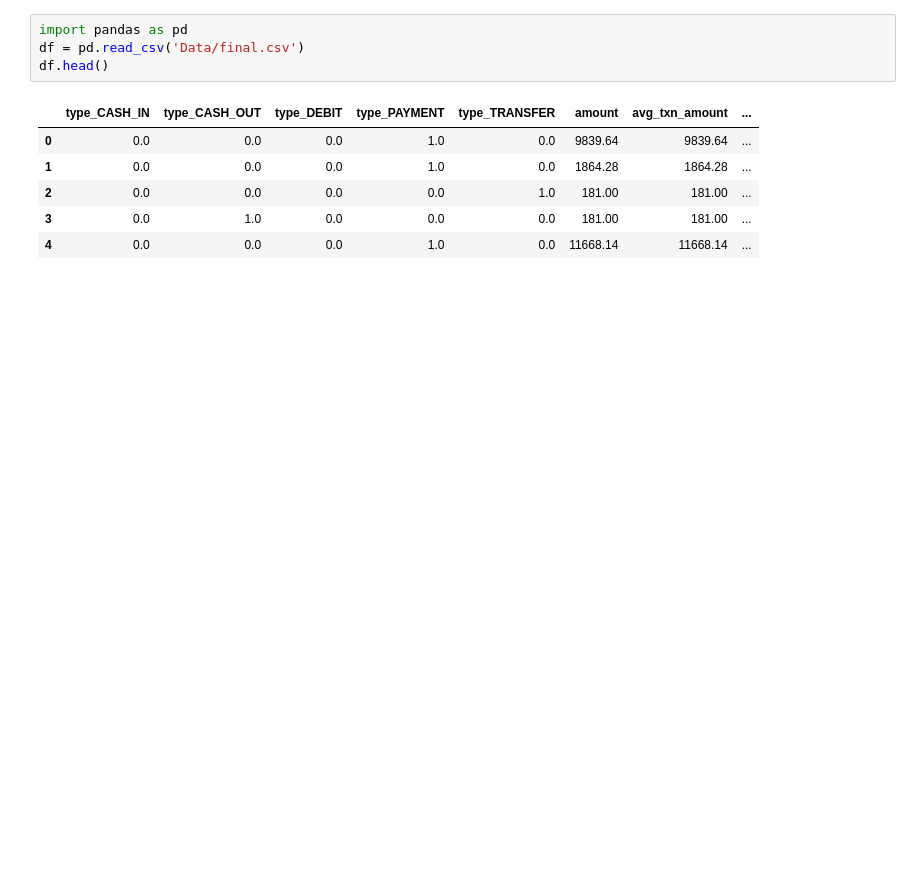
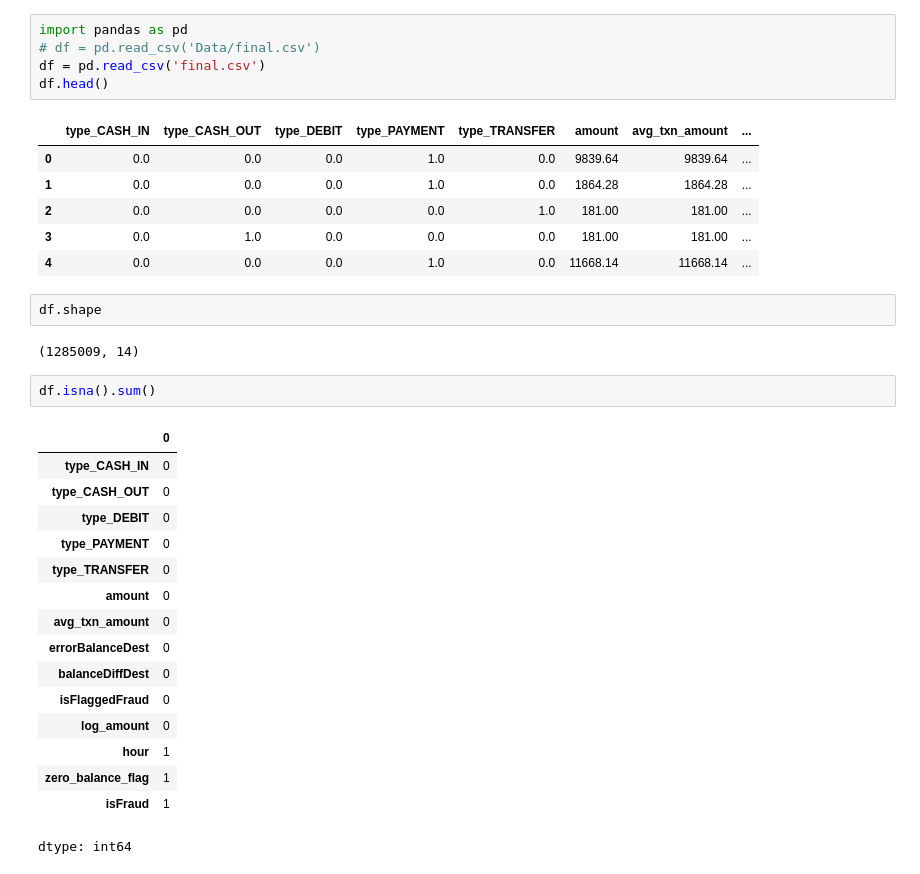
Before and after one commit to ProgrammerRez/CC_Fraud, a Jupyter notebook: 02.ipynb, the cells around one changed output. Cells and saved outputs as stored; diff of their text form; blank space fills up the shorter version.

```diff
--- a/02.ipynb
+++ b/02.ipynb
@@ -1,6 +1,7 @@
 # %%
 import pandas as pd
-df = pd.read_csv('Data/final.csv')
+# df = pd.read_csv('Data/final.csv')
+df = pd.read_csv('final.csv')
 df.head()
 # %% [output]
 |  | type_CASH_IN | type_CASH_OUT | type_DEBIT | type_PAYMENT | type_TRANSFER | amount | avg_txn_amount | ... |
@@ -9,3 +10,26 @@ df.head()
 | 2 | 0.0 | 0.0 | 0.0 | 0.0 | 1.0 | 181.00 | 181.00 | ... |
 | 3 | 0.0 | 1.0 | 0.0 | 0.0 | 0.0 | 181.00 | 181.00 | ... |
 | 4 | 0.0 | 0.0 | 0.0 | 1.0 | 0.0 | 11668.14 | 11668.14 | ... |
+# %%
+df.shape
+# %% [output]
+(1285009, 14)
+# %%
+df.isna().sum()
+# %% [output]
+|  | 0 |
+| type_CASH_IN | 0 |
+| type_CASH_OUT | 0 |
+| type_DEBIT | 0 |
+| type_PAYMENT | 0 |
+| type_TRANSFER | 0 |
+| amount | 0 |
+| avg_txn_amount | 0 |
+| errorBalanceDest | 0 |
+| balanceDiffDest | 0 |
+| isFlaggedFraud | 0 |
+| log_amount | 0 |
+| hour | 1 |
+| zero_balance_flag | 1 |
+| isFraud | 1 |
+dtype: int64
```
Also changed, not shown: parts of 12 cells of this notebook.
